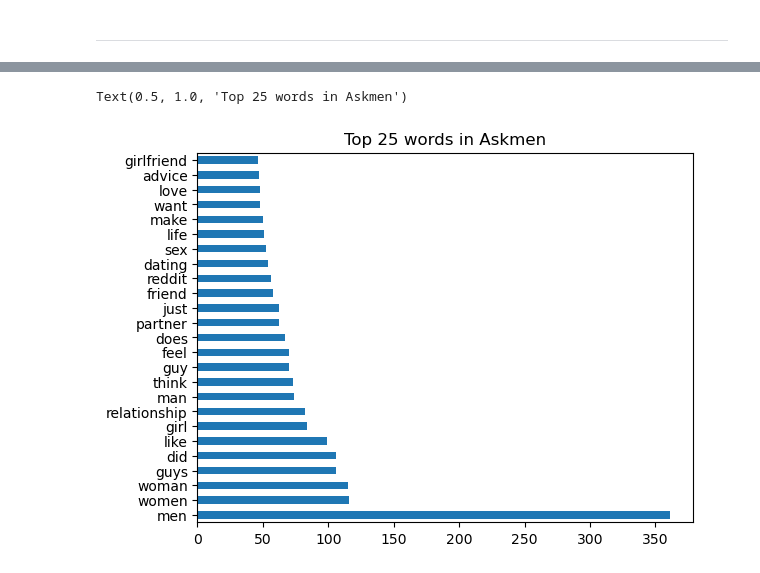
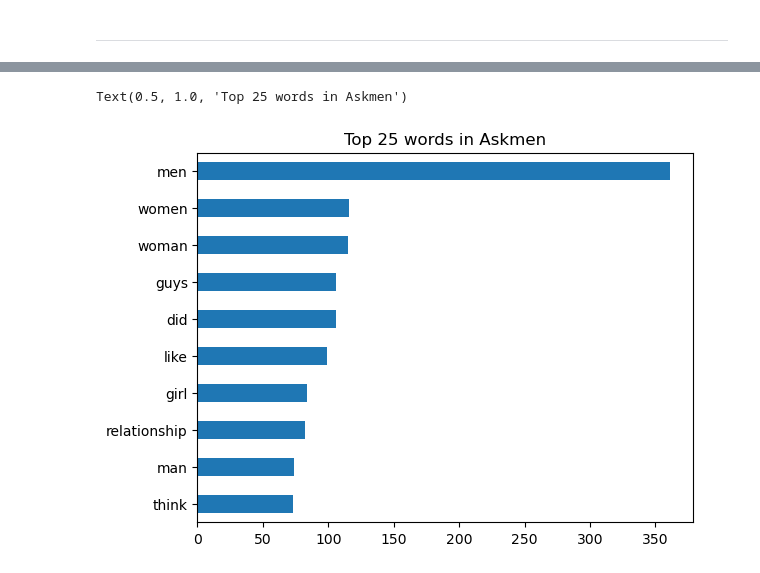
Before and after one commit to DerikVo/Reddit_NLP_project, a Jupyter notebook: Code/02_data_cleaning.ipynb, the cells around one changed output, grey strips where cells are left out. Cells and saved outputs as stored; diff of their text form; code cells hidden in the pictures.

```diff
--- a/Code/02_data_cleaning.ipynb
+++ b/Code/02_data_cleaning.ipynb
@@ -336,7 +400,7 @@ girlfriend       46
 dtype: int64
 # %%
-men_word.head(25).plot(kind ='barh')
+men_word.head(10).plot(kind ='barh').invert_yaxis()
 plt.title('Top 25 words in Askmen')
 # %% [output]
 Text(0.5, 1.0, 'Top 25 words in Askmen')
-[figure, old version]
+[figure, new version]
```
Also changed, not shown: parts of 28 cells of this notebook, 1 other file.
